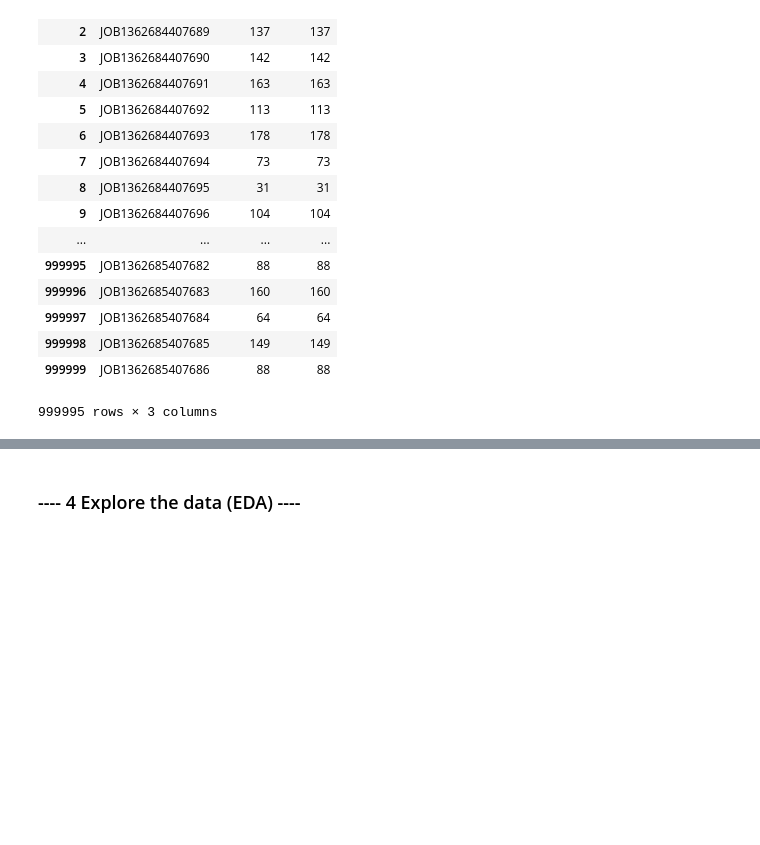
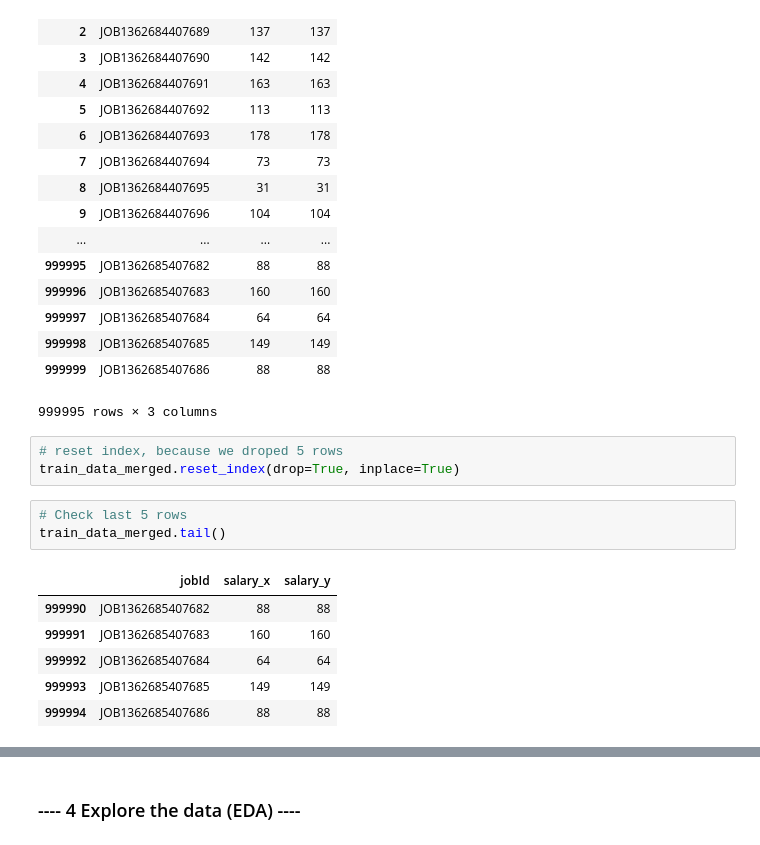
Before and after one commit to deejayrusso/Salary-Prediction-Portfolio, a Jupyter notebook: Salary Prediction Notebook.ipynb, the cells around one changed output, grey strips where cells are left out. Cells and saved outputs as stored; diff of their text form; blank space fills up the shorter version.

Commit message:
Row index rest after removing 5 rows

```diff
--- a/Salary Prediction Notebook.ipynb
+++ b/Salary Prediction Notebook.ipynb
@@ -218,3 +218,16 @@ train_data_merged
 | 999998 | JOB1362685407685 | 149 | 149 |
 | 999999 | JOB1362685407686 | 88 | 88 |
 999995 rows × 3 columns
+# %%
+# reset index, because we droped 5 rows
+train_data_merged.reset_index(drop=True, inplace=True)
+# %%
+# Check last 5 rows
+train_data_merged.tail()
+# %% [output]
+|  | jobId | salary_x | salary_y |
+| 999990 | JOB1362685407682 | 88 | 88 |
+| 999991 | JOB1362685407683 | 160 | 160 |
+| 999992 | JOB1362685407684 | 64 | 64 |
+| 999993 | JOB1362685407685 | 149 | 149 |
+| 999994 | JOB1362685407686 | 88 | 88 |
```
Also changed, not shown: parts of 1 cell of this notebook.
